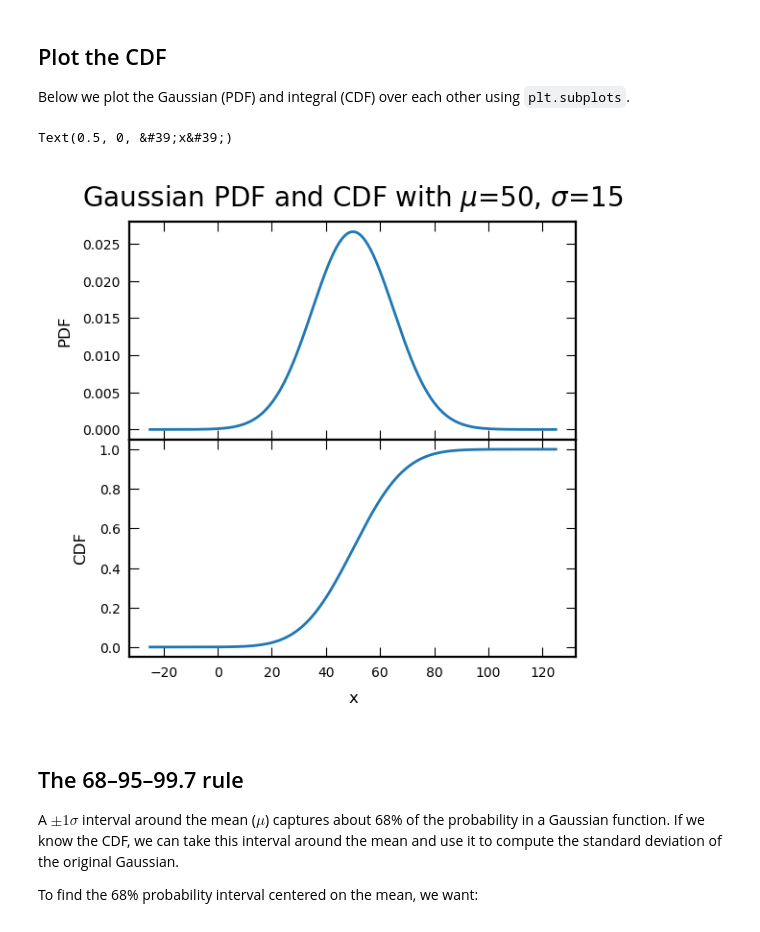
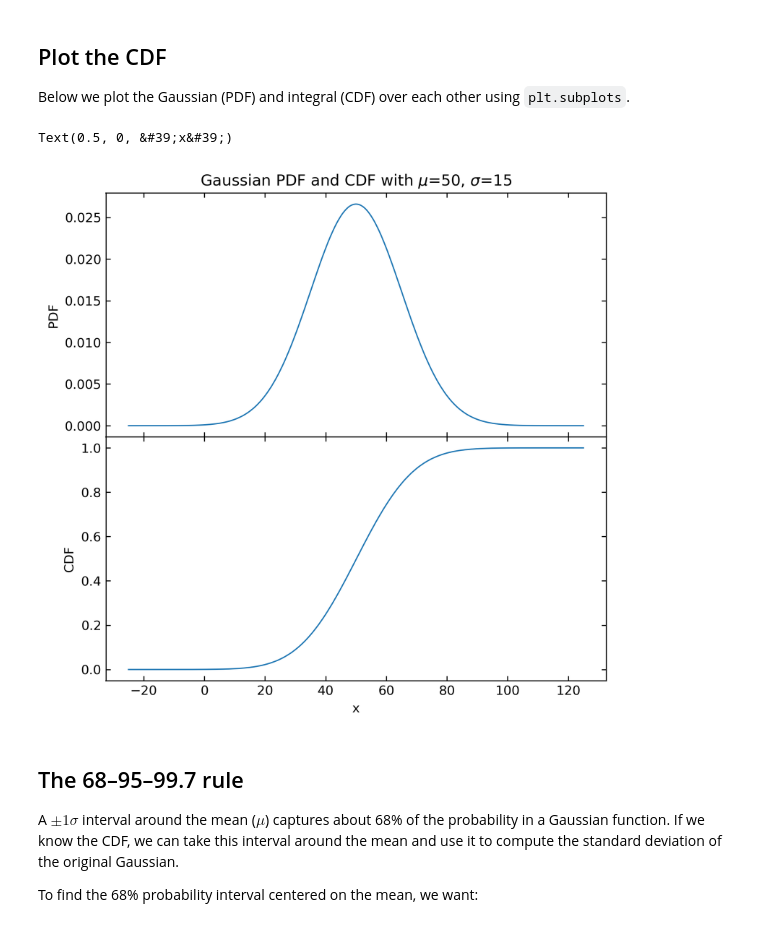
Before and after one commit to cjtu/spirl, a Jupyter notebook: _sources/sp_function-plotting.ipynb, the cells around one changed output. Cells and saved outputs as stored; diff of their text form; code cells hidden in the pictures.

```diff
--- a/_sources/sp_function-plotting.ipynb
+++ b/_sources/sp_function-plotting.ipynb
@@ -68,20 +68,20 @@ cdf = np.array([np.trapz(pdf[:i], x=x[:i]) for i in range(len(x))])
 Below we plot the Gaussian (PDF) and integral (CDF) over each other using `plt.subplots`.
 # %%
 # Plot the pdf and cdf on 2 subplots
-f, ax = plt.subplots(2, 1, figsize=(3., 3), dpi=200, gridspec_kw={'hspace':0})
-ax[0].plot(x, pdf, '-', lw=1, c='tab:blue')
-ax[1].plot(x, cdf, '-', lw=1, c='tab:blue')
+f, ax = plt.subplots(2, 1, figsize=(7, 7), dpi=300, gridspec_kw={'hspace':0})
+ax[0].plot(x, pdf, '-', c='tab:blue')
+ax[1].plot(x, cdf, '-', c='tab:blue')
 
 # Set up plot parameters
 for i in range(2):
-    ax[i].tick_params(axis='both', labelsize=5, right=True, top=True, direction='in', width=.4)
-ax[0].set_title(f'Gaussian PDF and CDF with $\mu$={mean}, $\sigma$={stdev}', size=10)
-ax[0].set_ylabel('PDF', size=6)
-ax[1].set_ylabel('CDF', size=6)
-ax[1].set_xlabel('x', size=6)
+    ax[i].tick_params(axis='both', right=True, top=True, direction='in')
+ax[0].set_title(f'Gaussian PDF and CDF with $\mu$={mean}, $\sigma$={stdev}')
+ax[0].set_ylabel('PDF')
+ax[1].set_ylabel('CDF')
+ax[1].set_xlabel('x')
 # %% [output]
 Text(0.5, 0, &#39;x&#39;)
-[figure, old version]
+[figure, new version]
 # %% [markdown]
 ## The 68–95–99.7 rule
 
```
Also changed, not shown: parts of 4 cells of this notebook, 11 other files.
